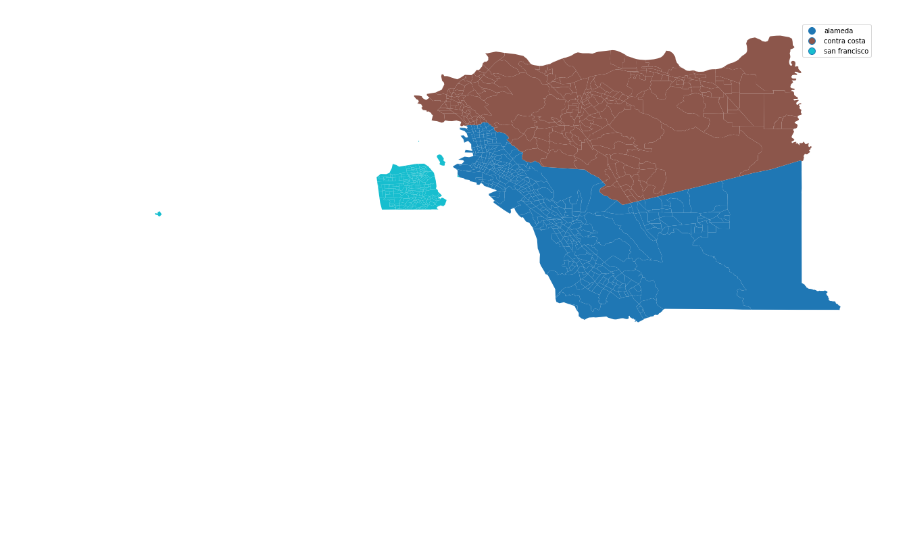
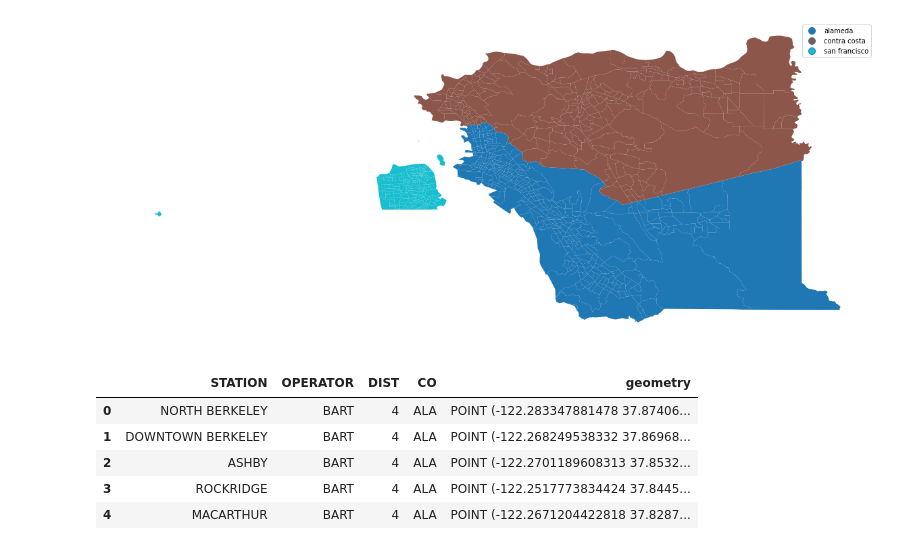
Before and after one commit to ds-modules/CP-101, a Jupyter notebook: Geopandas.ipynb, the cells around one changed output. Drawn from its saved outputs; the diff is of its cells as text; code cells hidden in the pictures; blank space fills up the shorter version.

```diff
--- a/Geopandas.ipynb
+++ b/Geopandas.ipynb
@@ -134,3 +134,13 @@ data.plot(column = 'county', legend = True)
 plt.axis('off');
 # %% [output]
 [figure]
+# %%
+bart_stations = gpd.read_file('shapefiles/bart_stations/')
+bart_stations.head()
+# %% [output]
+|  | STATION | OPERATOR | DIST | CO | geometry |
+| 0 | NORTH BERKELEY | BART | 4 | ALA | POINT (-122.283347881478 37.87406... |
+| 1 | DOWNTOWN BERKELEY | BART | 4 | ALA | POINT (-122.268249538332 37.86968... |
+| 2 | ASHBY | BART | 4 | ALA | POINT (-122.2701189608313 37.8532... |
+| 3 | ROCKRIDGE | BART | 4 | ALA | POINT (-122.2517773834424 37.8445... |
+| 4 | MACARTHUR | BART | 4 | ALA | POINT (-122.2671204422818 37.8287... |
```
Also changed, not shown: parts of 3 cells of this notebook, 15 other files.
